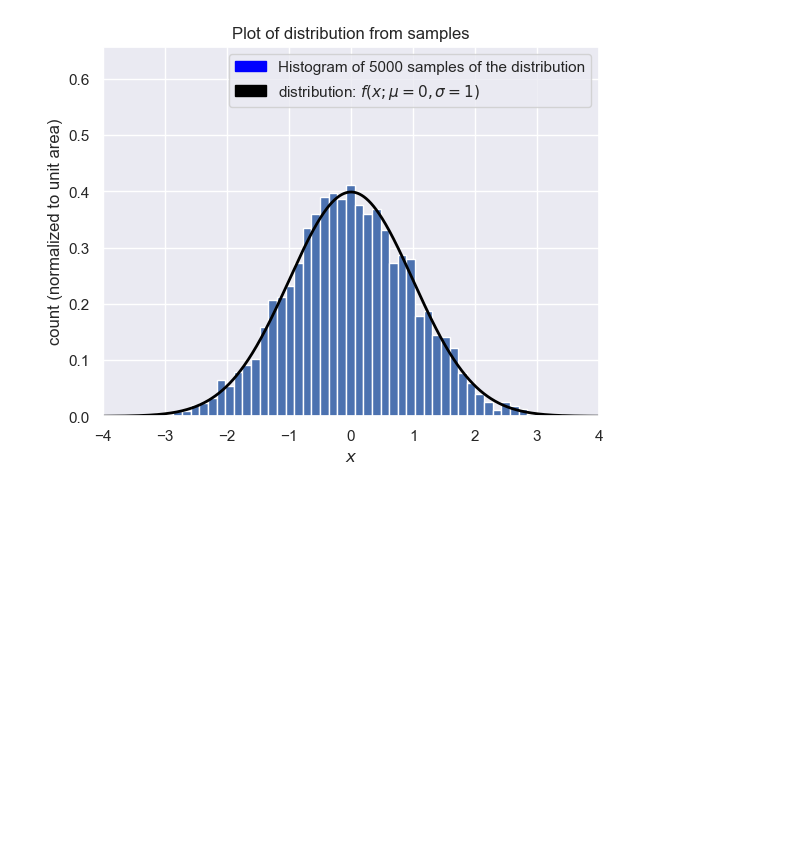
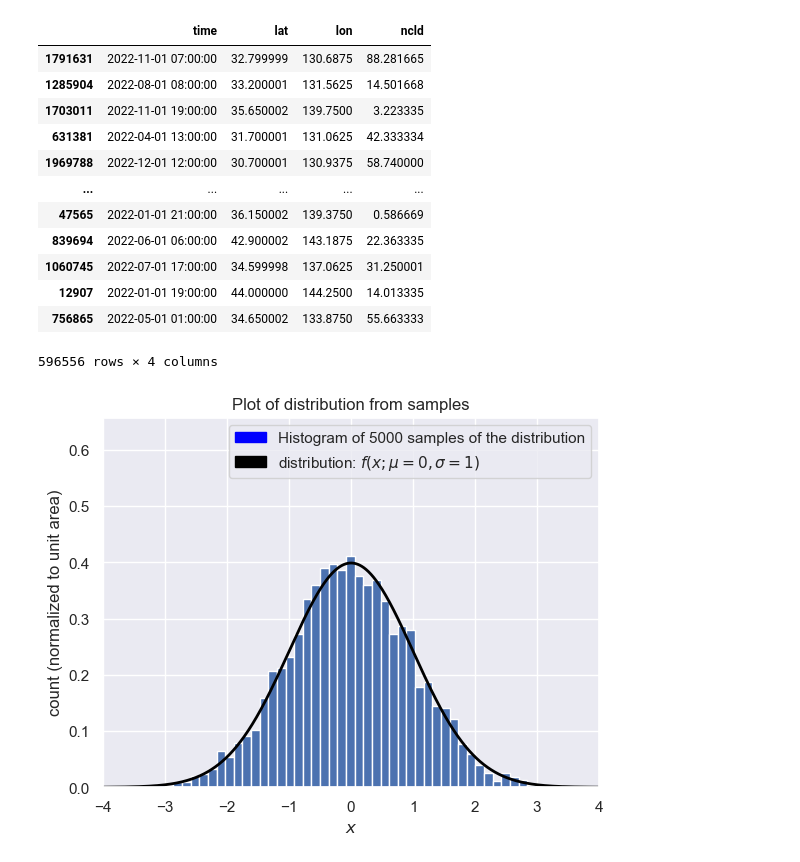
Before and after one commit to Ryo-Suzukii/ForecastCloudinJapan, a Jupyter notebook: tmp.ipynb, the cells around one changed output. Drawn from its saved outputs; the diff is of its cells as text; code cells hidden in the pictures; blank space fills up the shorter version.

```diff
--- a/tmp.ipynb
+++ b/tmp.ipynb
@@ -11,3 +99,19 @@ sns.set()
+# %%
+X_test
+# %% [output]
+|  | time | lat | lon | ncld |
+| 1791631 | 2022-11-01 07:00:00 | 32.799999 | 130.6875 | 88.281665 |
+| 1285904 | 2022-08-01 08:00:00 | 33.200001 | 131.5625 | 14.501668 |
+| 1703011 | 2022-11-01 19:00:00 | 35.650002 | 139.7500 | 3.223335 |
+| 631381 | 2022-04-01 13:00:00 | 31.700001 | 131.0625 | 42.333334 |
+| 1969788 | 2022-12-01 12:00:00 | 30.700001 | 130.9375 | 58.740000 |
+| ... | ... | ... | ... | ... |
+| 47565 | 2022-01-01 21:00:00 | 36.150002 | 139.3750 | 0.586669 |
+| 839694 | 2022-06-01 06:00:00 | 42.900002 | 143.1875 | 22.363335 |
+| 1060745 | 2022-07-01 17:00:00 | 34.599998 | 137.0625 | 31.250001 |
+| 12907 | 2022-01-01 19:00:00 | 44.000000 | 144.2500 | 14.013335 |
+| 756865 | 2022-05-01 01:00:00 | 34.650002 | 133.8750 | 55.663333 |
+596556 rows × 4 columns
 # %%
 x = np.linspace(-5.0,5.0,10000)
 mu = 0
```
Also changed, not shown: parts of 14 cells of this notebook, 8 other files.
